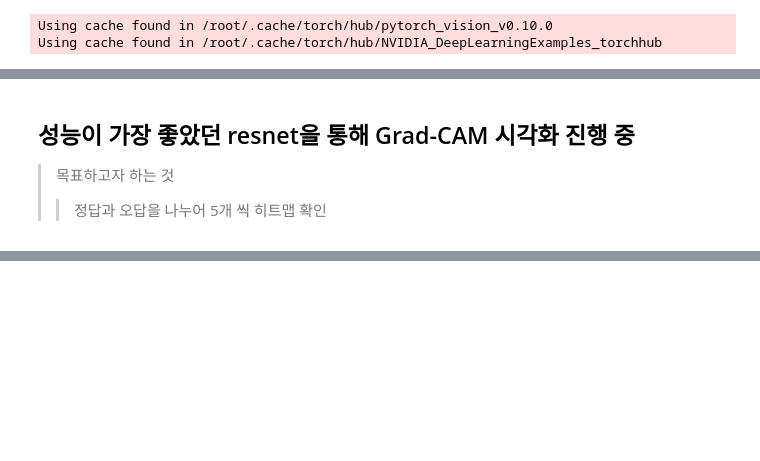
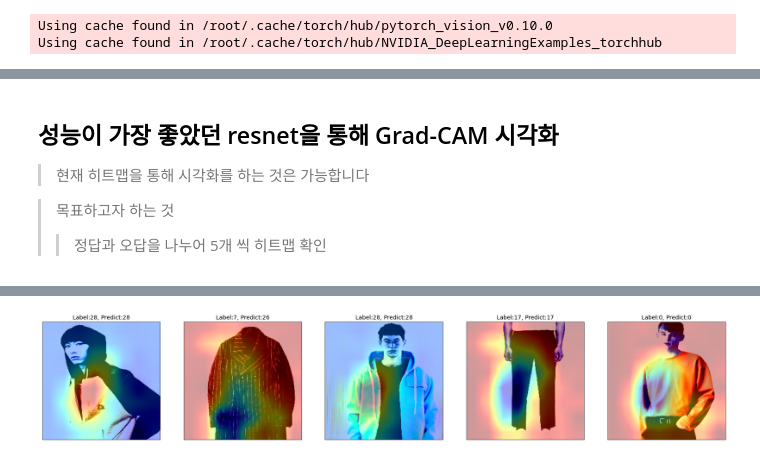
Before and after one commit to ksun0401/musinsa_recommend, a Jupyter notebook: 기계학습.ipynb, the cells around one changed output, grey strips where cells are left out. Cells and saved outputs as stored; diff of their text form; code cells hidden in the pictures; blank space fills up the shorter version.

```diff
--- a/기계학습.ipynb
+++ b/기계학습.ipynb
@@ -563,6 +807,7 @@ predict(efficientnet, test_loader, device)
 # %%
 # 마지막 convolution layer
 # 분류 부분 파라미터 추출
-final_conv = mobilenet.model.features[18]
+
+final_conv = resnet.model.layer4[-1]
 print(final_conv)
-fc_params = list(mobilenet.model.classifier.parameters())
+fc_params = list(resnet.model.fc.parameters())
@@ -569,5 +824,7 @@ fc_params = list(mobilenet.model.classifier.parameters())
 # %% [markdown]
-## 성능이 가장 좋았던 resnet을 통해 Grad-CAM 시각화 진행 중
+## 성능이 가장 좋았던 resnet을 통해 Grad-CAM 시각화
+> 현재 히트맵을 통해 시각화를 하는 것은 가능합니다
+
 > 목표하고자 하는 것
 >> 정답과 오답을 나누어 5개 씩 히트맵 확인
 # %%
@@ -612,7 +869,7 @@ def plotGradCAM(model, final_conv, fc_params, train_loader,
     for param in model.parameters():
         param.requires_grad = False
 
-    model.load_state_dict(torch.load('/content/drive/MyDrive/data/save_data/best_model.pth'), strict = False)
+    model.load_state_dict(torch.load('/content/drive/MyDrive/data/save_data/resnet_best_model.pth'), strict = False)
     model.to(device)
     model.eval()
     # save activated_features from conv
@@ -622,8 +879,9 @@ def plotGradCAM(model, final_conv, fc_params, train_loader,
     # original images
     # heatmap images
 
+    fig = plt.figure(figsize=(30, 30))
     # fig = plt.figure(figsize=(10, 10))
-    for i, (img, target) in enumerate(test_loader):
+    for i, (img, target) in enumerate(tqdm(test_loader)):
         output = model(img.to(device))
         pred_idx = output.to('cpu').numpy().argmax(1)
         cur_images = img.cpu().numpy().transpose((0, 2, 3, 1))
@@ -634,22 +892,22 @@ def plotGradCAM(model, final_conv, fc_params, train_loader,
 
         # cam = weight[pred_idx].dot(activated_features.features[0, :, :, ].reshape((nc, h*w)))
         # print(cam)
-        fig = plt.figure(figsize=(30, 30))
+
         # cam = cam[0, :].reshape(h, w)
         # cam = cam - np.min(cam)
         # cam_img = cam / np.max(cam)
         # print(cam_img.shape)
-        for i in range(5):
-            cam = weight[pred_idx].dot(activated_features.features[0, :, :, ].reshape((nc, h*w)))
-            cam = cam[i, :].reshape(h, w)
-            cam = cam - np.min(cam)
-            cam_img = cam / np.max(cam)
-            # cam_img = cam_img.astype(np.uint16)
-            ax = fig.add_subplot(1, 5, i+1, xticks=[], yticks=[])
-            plt.imshow(cv2.cvtColor(cur_images[i], cv2.COLOR_BGR2RGB))
-            plt.imshow(cv2.resize(cam_img, (224, 224), interpolation=cv2.INTER_LINEAR), alpha=0.4, cmap='jet')
-            # ax.set_title('Label:%s, Predict:%s'% (df['name'].unique()[target[i]], df['name'].unique()[pred_idx[i]]), fontsize=14)
-            ax.set_title('Label:%d, Predict:%d'% (target[i], pred_idx[i]), fontsize=14)
+    for i in range(5):
+        cam = weight[pred_idx].dot(activated_features.features[0, :, :, ].reshape((nc, h*w)))
+        cam = cam[i, :].reshape(h, w)
+        cam = cam - np.min(cam)
+        cam_img = cam / np.max(cam)
+        # cam_img = cam_img.astype(np.uint16)
+        ax = fig.add_subplot(1, 5, i+1, xticks=[], yticks=[])
+        plt.imshow(cv2.cvtColor(cur_images[i], cv2.COLOR_BGR2RGB))
+        plt.imshow(cv2.resize(cam_img, (224, 224), interpolation=cv2.INTER_LINEAR), alpha=0.4, cmap='jet')
+        # ax.set_title('Label:%s, Predict:%s'% (df['name'].unique()[target[i]], df['name'].unique()[pred_idx[i]]), fontsize=14)
+        ax.set_title('Label:%d, Predict:%d'% (target[i], pred_idx[i]), fontsize=14)
         # heatmap = getCAM(activated_features.features, weight, pred_idx)
         # ax = fig.add_subplot(row, col, i+1, xticks=[], yticks=[])
 
@@ -660,4 +918,5 @@ def plotGradCAM(model, final_conv, fc_params, train_loader,
             break
     plt.show()
 # %%
-plotGradCAM(mobilenet, final_conv, fc_params, test_loader)
+plotGradCAM(resnet, final_conv, fc_params, test_loader)
+# %% [output]
@@ -664,3 +929,4 @@ plotGradCAM(mobilenet, final_conv, fc_params, test_loader)
+[figure, added]
 # %%
 class SaveFeatures():
     """ Extract pretrained activations"""
```
Also changed, not shown: parts of 17 cells of this notebook.
